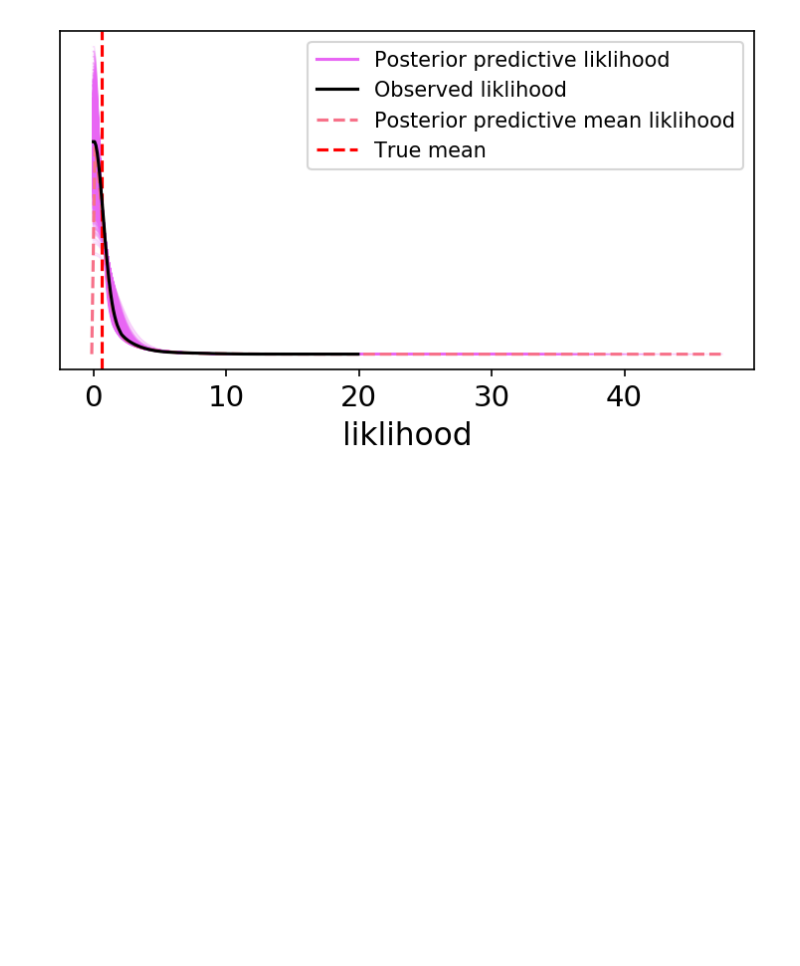
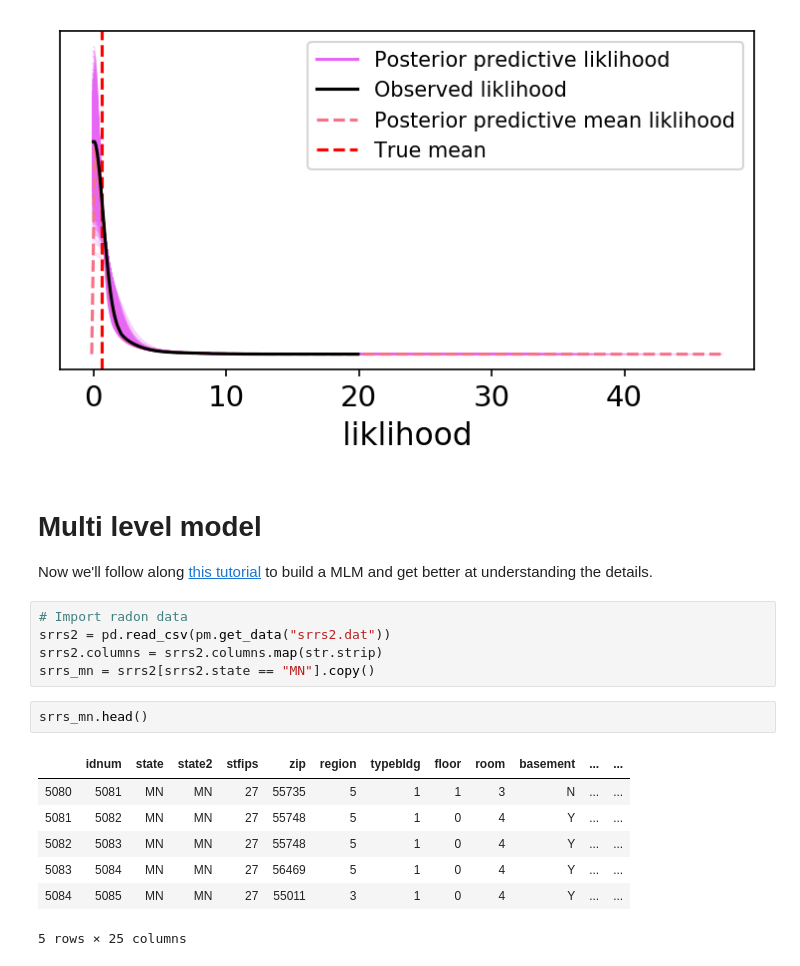
Before and after one commit to mviz/publish_rate_analysis, a Jupyter notebook: proof_of_concept_analysis.ipynb, the cells around one changed output. Cells and saved outputs as stored; diff of their text form; blank space fills up the shorter version.

```diff
--- a/proof_of_concept_analysis.ipynb
+++ b/proof_of_concept_analysis.ipynb
@@ -130,3 +130,22 @@ ax.axvline(fake_data.AERPub.mean(), ls="--", color="r", label="True mean")
 ax.legend(fontsize=10);
 # %% [output]
 [figure]
+# %% [markdown]
+# Multi level model
+
+Now we'll follow along [this tutorial](https://docs.pymc.io/notebooks/multilevel_modeling.html) to build a MLM and get better at understanding the  details.
+# %%
+# Import radon data
+srrs2 = pd.read_csv(pm.get_data("srrs2.dat"))
+srrs2.columns = srrs2.columns.map(str.strip)
+srrs_mn = srrs2[srrs2.state == "MN"].copy()
+# %%
+srrs_mn.head()
+# %% [output]
+|  | idnum | state | state2 | stfips | zip | region | typebldg | floor | room | basement | ... | ... |
+| 5080 | 5081 | MN | MN | 27 | 55735 | 5 | 1 | 1 | 3 | N | ... | ... |
+| 5081 | 5082 | MN | MN | 27 | 55748 | 5 | 1 | 0 | 4 | Y | ... | ... |
+| 5082 | 5083 | MN | MN | 27 | 55748 | 5 | 1 | 0 | 4 | Y | ... | ... |
+| 5083 | 5084 | MN | MN | 27 | 56469 | 5 | 1 | 0 | 4 | Y | ... | ... |
+| 5084 | 5085 | MN | MN | 27 | 55011 | 3 | 1 | 0 | 4 | Y | ... | ... |
+5 rows × 25 columns
```
Also changed, not shown: parts of 15 cells of this notebook, 1 other file.
